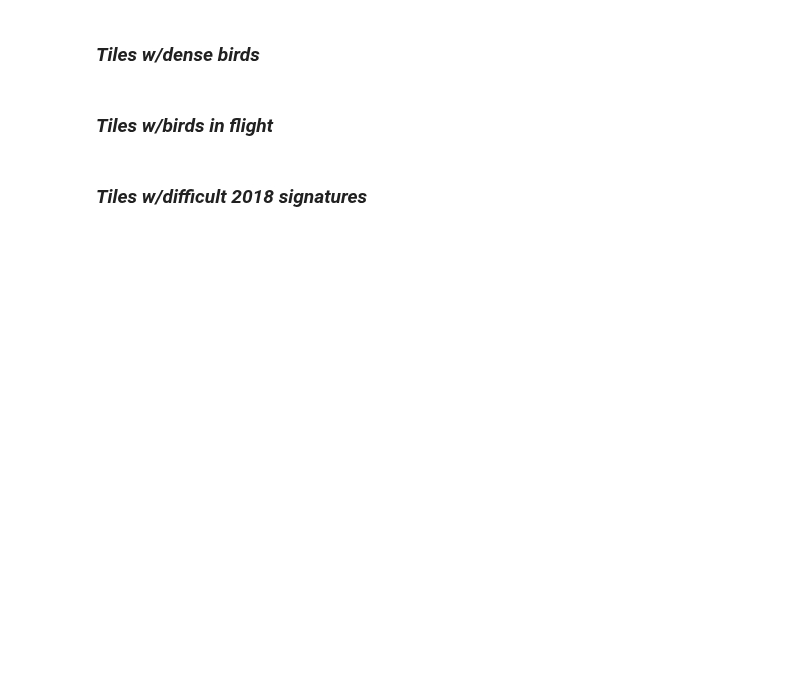
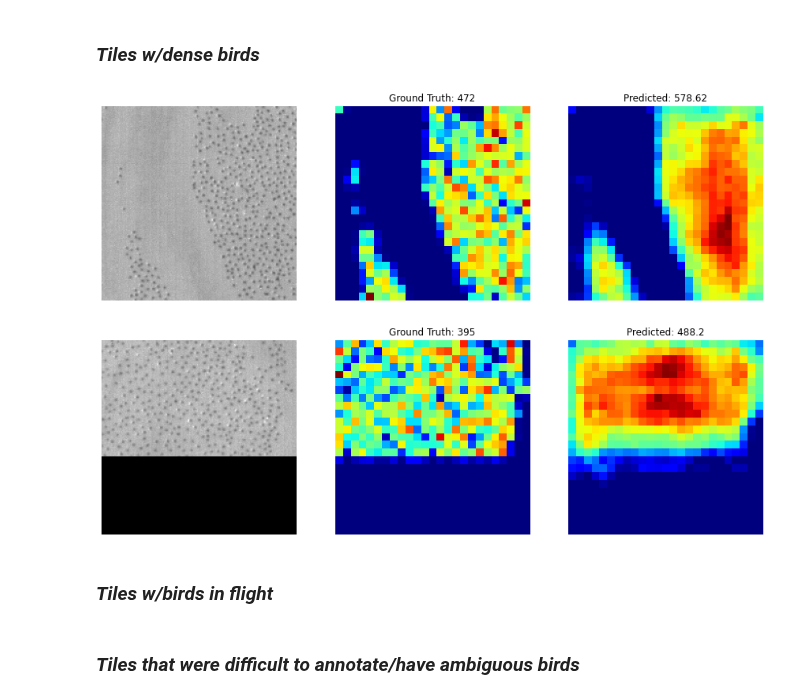
Before and after one commit to emiliolr/counting-cranes, a Jupyter notebook: analyses/qualitative_analyses.ipynb, the cells around one changed output. Cells and saved outputs as stored; diff of their text form; code cells hidden in the pictures; blank space fills up the shorter version.

```diff
--- a/analyses/qualitative_analyses.ipynb
+++ b/analyses/qualitative_analyses.ipynb
@@ -306,6 +377,25 @@ plt.imshow(img)
 # %% [markdown]
 ### *Tiles w/dense birds*
+# %%
+#Grabbing some tiles of interest
+tiles_to_grab = ((5, 8), #2806
+                 (5, 21)) #2806
+
+birds_on_land = []
+for t in tiles_to_grab:
+  if model_to_use == 'faster_rcnn':
+    tile_stuff = dataset_test_frcnn[t[0]][t[1]]
+    birds_on_land.append((tile_stuff[0], tile_stuff[1]['boxes']))
+  elif model_to_use == 'ASPDNet':
+    tile_stuff = dataset_test_aspdnet[t[0]][t[1]]
+    birds_on_land.append((tile_stuff[0], tile_stuff[1], tile_stuff[2]))
+# %%
+#Checking out how the model does w/these tiles...
+predict_tiles_of_interest(birds_on_land, model = model_to_use)
+# %% [output]
+[figure, added]
+[figure, added]
 # %% [markdown]
 ### *Tiles w/birds in flight*
-# %% [markdown]
-### *Tiles w/difficult 2018 signatures*
+# %% [markdown]
+### *Tiles that were difficult to annotate/have ambiguous birds*
```
Also changed, not shown: parts of 12 cells of this notebook.
